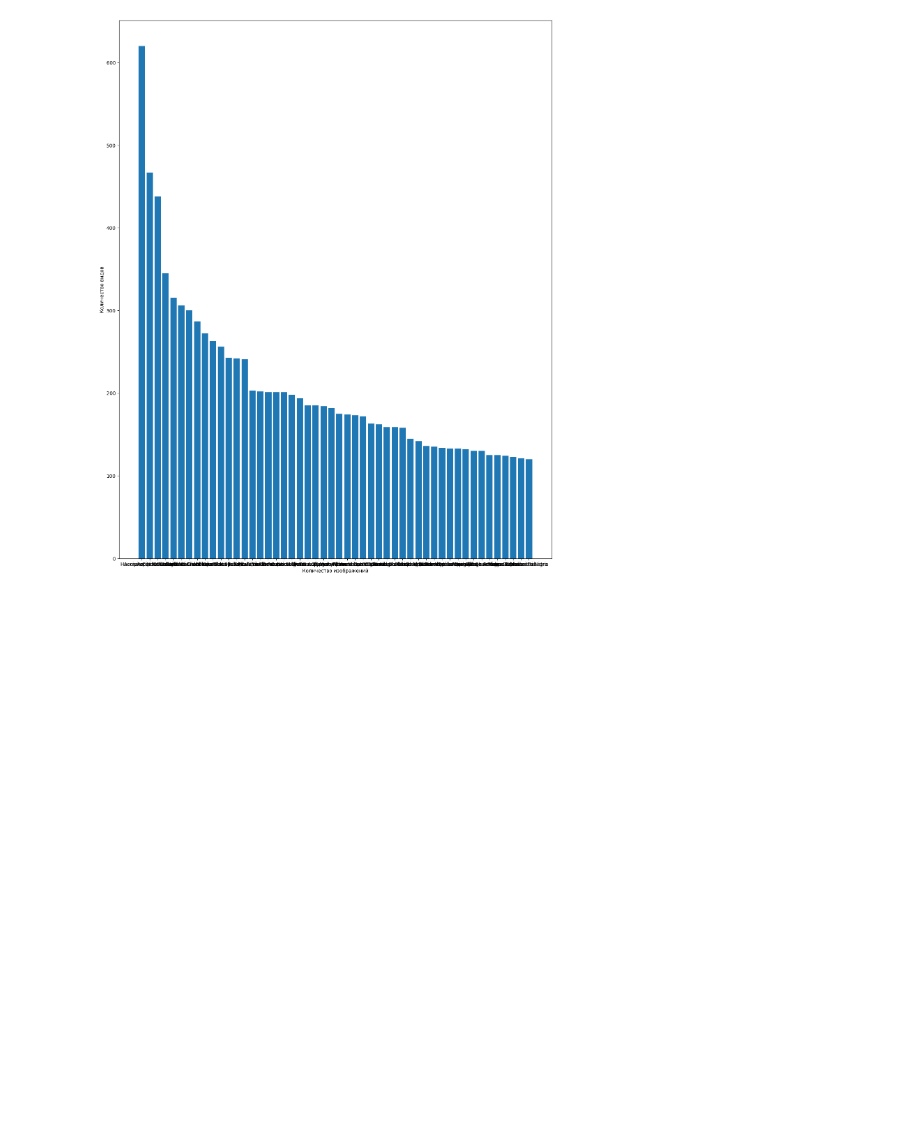
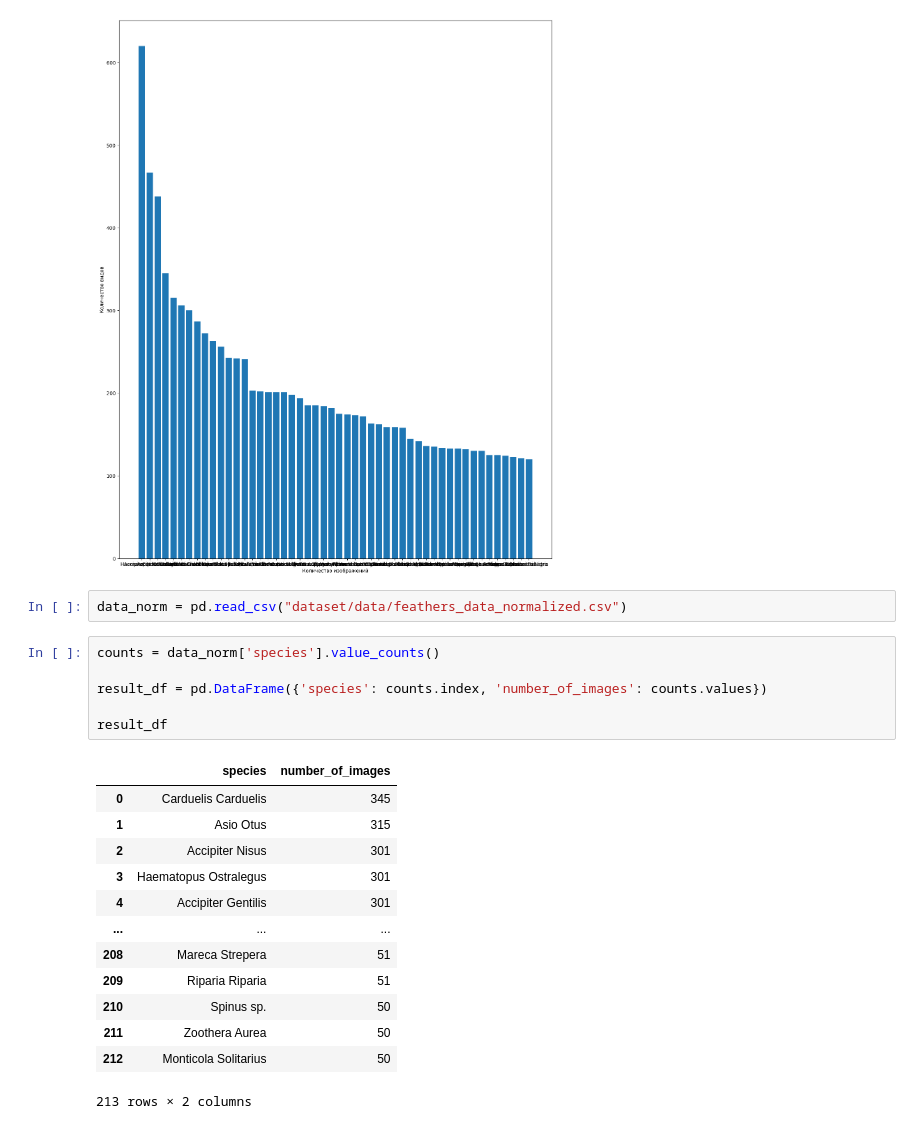
Before and after one commit to Sanch0pansa/feathers_recognition, a Jupyter notebook: data_analysis.ipynb, the cells around one changed output. Cells and saved outputs as stored; diff of their text form; blank space fills up the shorter version.

```diff
--- a/data_analysis.ipynb
+++ b/data_analysis.ipynb
@@ -75,3 +75,25 @@ plt.ylabel("Количество видов")
 plt.show()
 # %% [output]
 [figure]
+# %%
+data_norm = pd.read_csv("dataset/data/feathers_data_normalized.csv")
+# %%
+counts = data_norm['species'].value_counts()
+
+result_df = pd.DataFrame({'species': counts.index, 'number_of_images': counts.values})
+
+result_df
+# %% [output]
+|  | species | number_of_images |
+| 0 | Carduelis Carduelis | 345 |
+| 1 | Asio Otus | 315 |
+| 2 | Accipiter Nisus | 301 |
+| 3 | Haematopus Ostralegus | 301 |
+| 4 | Accipiter Gentilis | 301 |
+| ... | ... | ... |
+| 208 | Mareca Strepera | 51 |
+| 209 | Riparia Riparia | 51 |
+| 210 | Spinus sp. | 50 |
+| 211 | Zoothera Aurea | 50 |
+| 212 | Monticola Solitarius | 50 |
+213 rows × 2 columns
```
Also changed, not shown: parts of 3 cells of this notebook.
